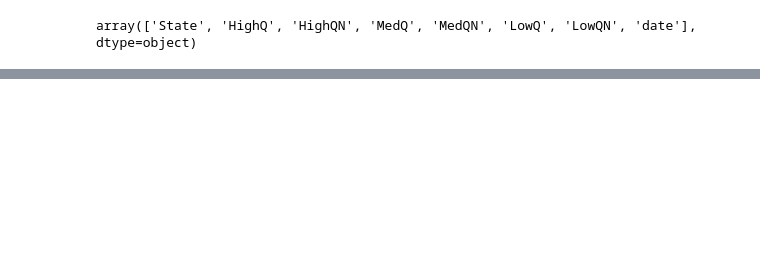
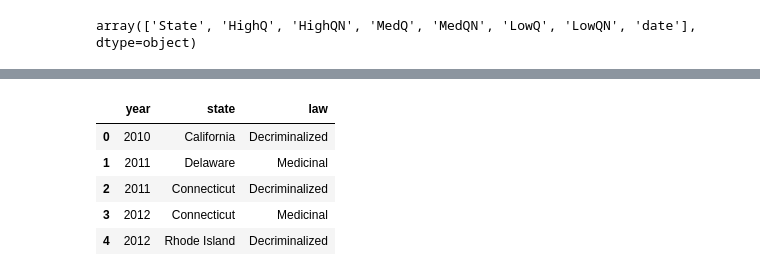
Before and after one commit to nicolagennaro/Data_Viz, a Jupyter notebook: DataCleaning.ipynb, the cells around one changed output, grey strips where cells are left out. Saved outputs shown, nothing was run; the diff lists cells and outputs as text; code cells hidden in the pictures; blank space fills up the shorter version.

```diff
--- a/DataCleaning.ipynb
+++ b/DataCleaning.ipynb
@@ -116,0 +133,11 @@ df_crimes[['Area', 'Population', 'Violent crime']][df_crimes.Year == '2014'].mer
+# %%
+df_legal = pd.read_csv('legal.csv')
+# %%
+df_legal.head()
+# %% [output]
+|  | year | state | law |
+| 0 | 2010 | California | Decriminalized |
+| 1 | 2011 | Delaware | Medicinal |
+| 2 | 2011 | Connecticut | Decriminalized |
+| 3 | 2012 | Connecticut | Medicinal |
+| 4 | 2012 | Rhode Island | Decriminalized |
```
Also changed, not shown: parts of 14 cells of this notebook.
